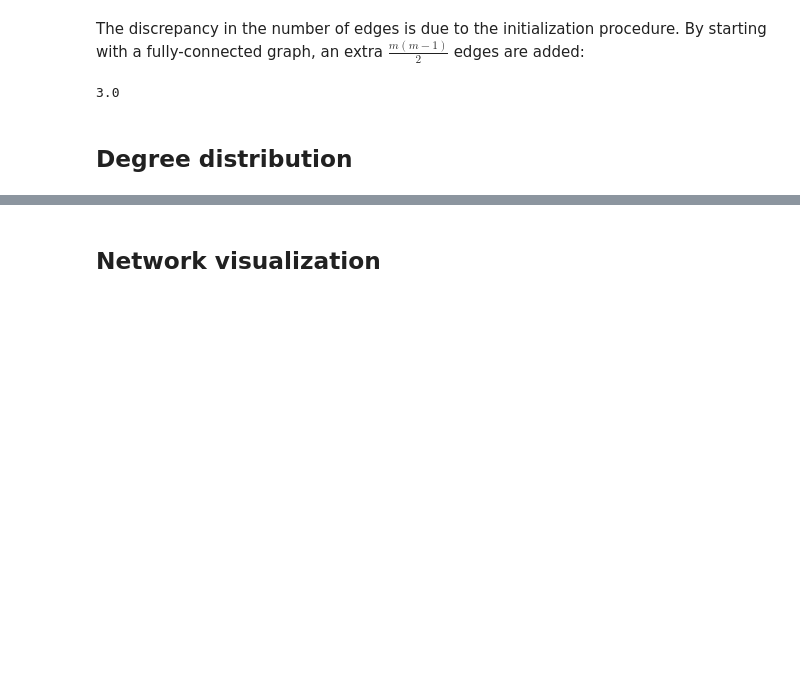
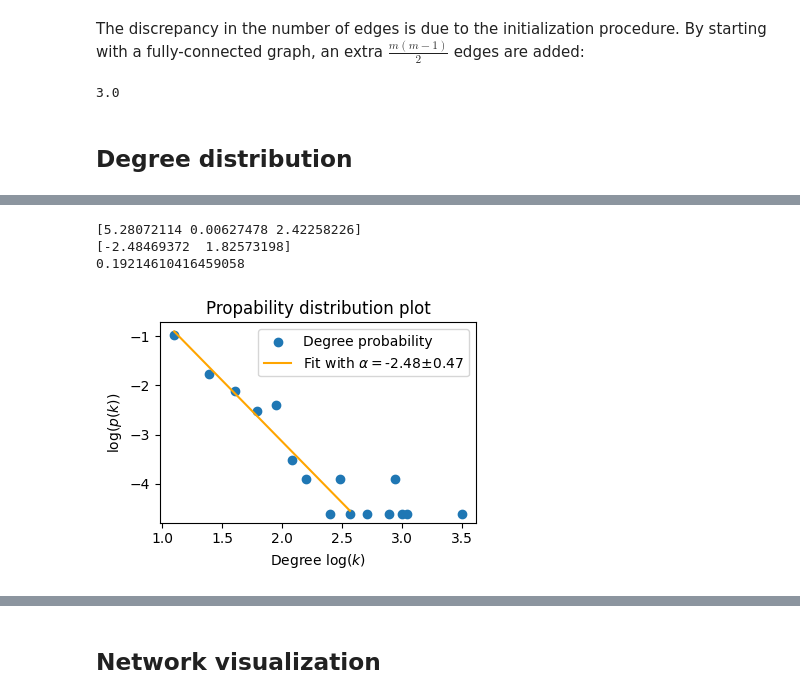
Before and after one commit to GitKalo/ba_networks, a Jupyter notebook: ba_model.ipynb, the cells around one changed output, grey strips where cells are left out. Cells and saved outputs as stored; diff of their text form; code cells hidden in the pictures; blank space fills up the shorter version.

```diff
--- a/ba_model.ipynb
+++ b/ba_model.ipynb
@@ -74,0 +153,46 @@ plt.yscale('log')
+# %%
+Glist=[]
+for i in range(2,5):
+    m = 3
+    N   = 10**i
+    Glist.append(ba_network(N, m))
+# %%
+degree_sequence = sorted((d for n, d in Glist[0].degree()), reverse=True)
+degreeCount = collections.Counter(degree_sequence) # Outputs a list in which each degree is listed with its number.
+deg, cnt = zip(*degreeCount.items())
+avDeg=np.average(deg)
+total=np.sum(cnt)
+degP=cnt/total
+
+params,covariance=optimize.curve_fit(powerdis,deg, degP)
+params2,covariance2=optimize.curve_fit(linf,np.log(deg[-10:]),np.log(degP[-10:]))
+
+print(params)
+print(params2)
+print(np.diag(covariance)[2]**0.5)
+
+fig = plt.figure("Degree Distribution", figsize=(4,3))
+
+
+
+ax2 = fig.add_subplot()
+#ax2.bar(*np.unique(degree_sequence, return_counts=True))
+ax2.scatter(np.log(deg),np.log(degP), marker="o", label="Degree probability")
+#ax2.loglog(deg, powerdis(deg, *params), linestyle="-",  markersize=1.5,label="Fit with $\\alpha=2.495\pm 0.005$")
+ax2.plot(np.log(deg[-10:]), (linf(np.log(deg[-10:]), *params2)), linestyle="-",color="orange",label="Fit with $\\alpha=$"+str("%.2f" % params2[0])+"$\pm$"+str("%.2f" % np.diag(covariance2)[1]**0.5))
+
+ax2.set_title("Propability distribution plot")
+ax2.set_xlabel("Degree log($k$)")
+ax2.set_ylabel("log($p(k)$)")
+
+ax2.legend()
+
+
+fig.tight_layout()
+
+plt.savefig("BAdis100.pdf", bbox_inches="tight")
+# %% [output]
+[5.28072114 0.00627478 2.42258226]
+[-2.48469372  1.82573198]
+0.19214610416459058
+[figure, added]
```
Also changed, not shown: parts of 31 cells of this notebook.
